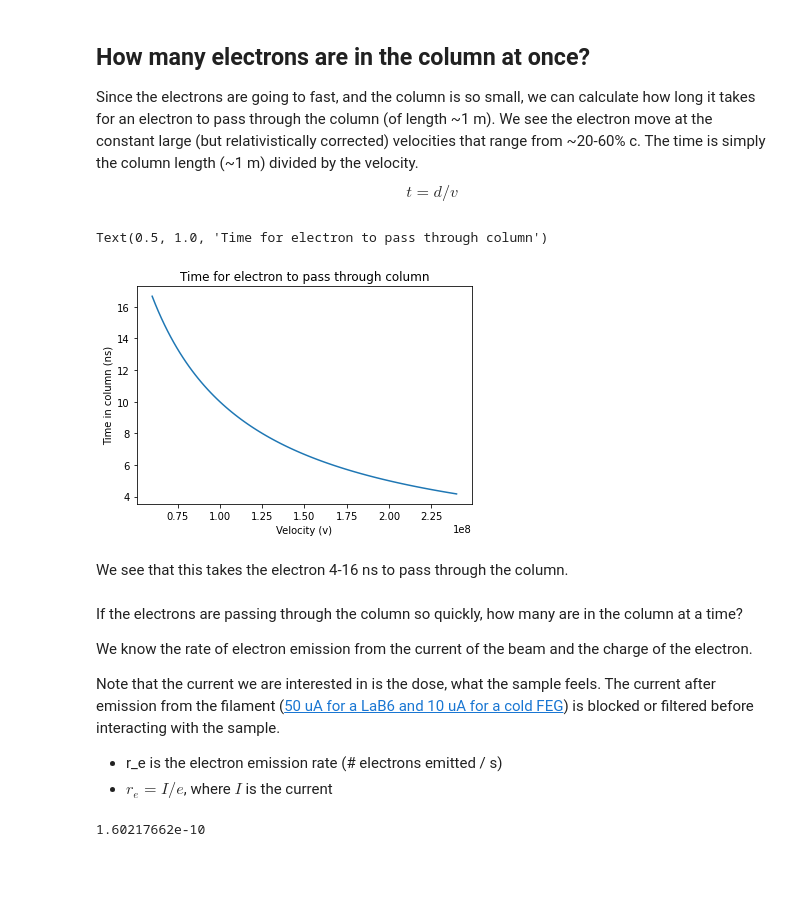
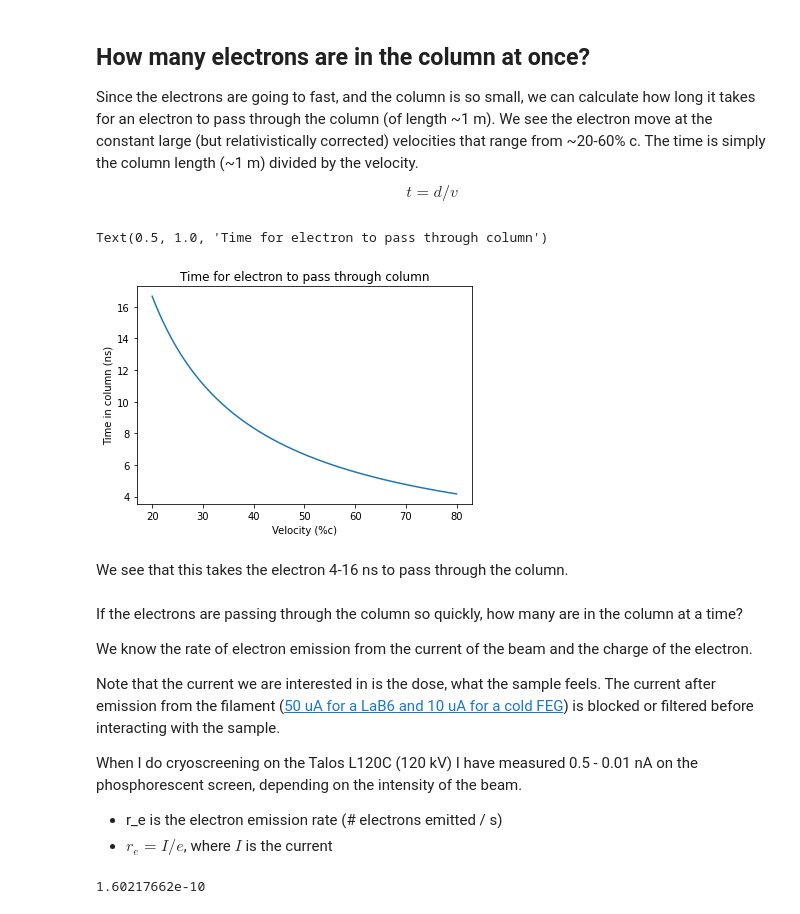
Before and after one commit to geoffwoollard/learn_cryoem_math, a Jupyter notebook: nb/electron_optics.ipynb, the cells around one changed output. Drawn from its saved outputs; the diff is of its cells as text; code cells hidden in the pictures; blank space fills up the shorter version.

```diff
--- a/nb/electron_optics.ipynb
+++ b/nb/electron_optics.ipynb
@@ -104,16 +104,16 @@ $$t = d/v$$
 # %%
 d=1
 v = np.linspace(.2,.8,100)*c
 t = d/v
 sr = pd.Series(t*1e9)#ns
-sr.index = v
+sr.index = v/c*100
 ax = sr.plot()
-ax.set_xlabel('Velocity (v)')
+ax.set_xlabel('Velocity (%c)')
 ax.set_ylabel('Time in column (ns)')
 ax.set_title('Time for electron to pass through column')
 # %% [output]
 Text(0.5, 1.0, 'Time for electron to pass through column')
-[figure, old version]
+[figure, new version]
 # %% [markdown]
 We see that this takes the electron 4-16 ns to pass through the column.
 # %% [markdown]
@@ -123,6 +123,8 @@ We know the rate of electron emission from the current of the beam and the charg
 
 Note that the current we are interested in is the dose, what the sample feels. The current after emission from the filament ([50 uA for a LaB6 and 10 uA for a cold FEG](https://www.azom.com/article.aspx?ArticleID=16146)) is blocked or filtered before interacting with the sample.
 
+When I do cryoscreening on the Talos L120C (120 kV) I have measured 0.5 - 0.01 nA on the phosphorescent screen, depending on the intensity of the beam.
+
 * r_e is the electron emission rate (# electrons emitted / s)
 * $r_e=I/e$, where $I$ is the current
 # %%
```
Also changed, not shown: parts of 4 cells of this notebook.
